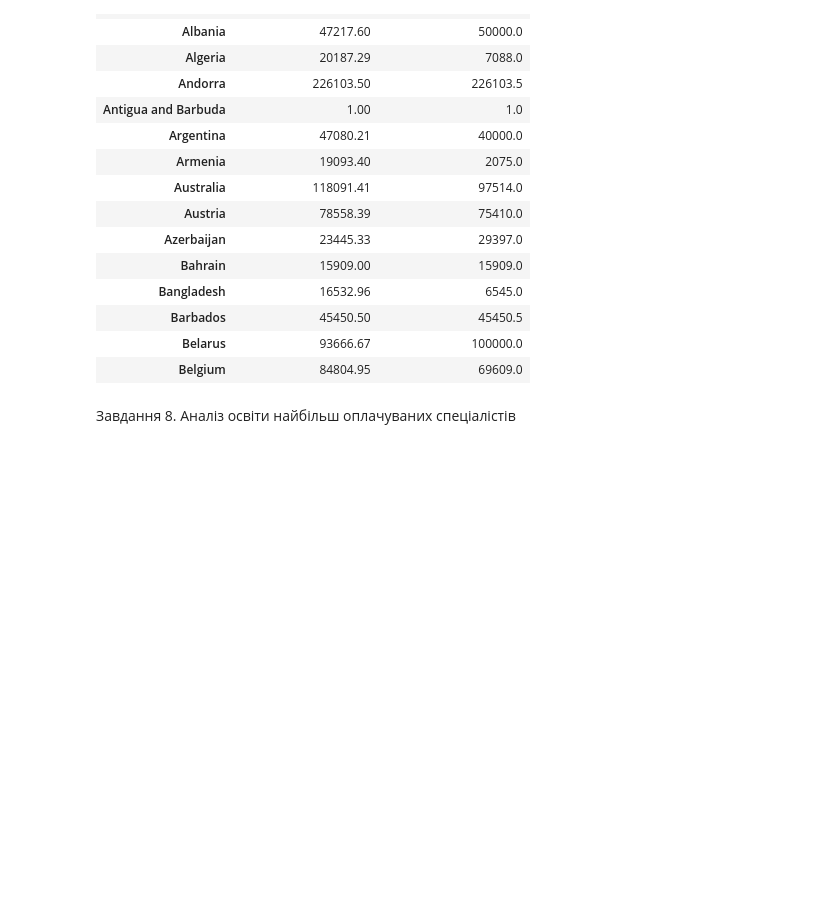
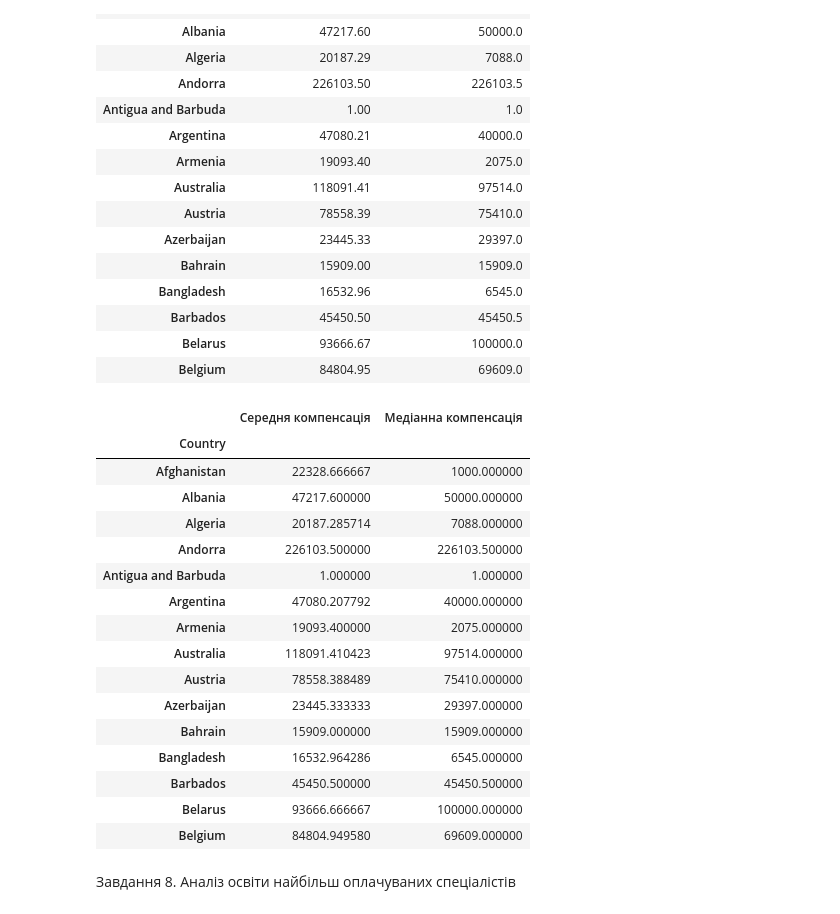
Before and after one commit to anetkaster-prog/Stack-Overflow-Developer-Survey-Analysis-Python-Pandas, a Jupyter notebook: Proect2_Alekseienko.ipynb, the cells around one changed output. Drawn from its saved outputs; the diff is of its cells as text; code cells hidden in the pictures; blank space fills up the shorter version.

```diff
--- a/Proect2_Alekseienko.ipynb
+++ b/Proect2_Alekseienko.ipynb
@@ -189,6 +189,30 @@ country_stats.round(2).head(15)
 | Barbados | 45450.50 | 45450.5 |
 | Belarus | 93666.67 | 100000.0 |
 | Belgium | 84804.95 | 69609.0 |
+# %%
+# Створюємо кольорову таблицю
+colored_table = country_stats.head(15).style.background_gradient(cmap='YlGnBu')
+
+# Відображаємо її
+colored_table
+# %% [output]
+|  | Середня компенсація | Медіанна компенсація |
+| Country |  |  |
+| Afghanistan | 22328.666667 | 1000.000000 |
+| Albania | 47217.600000 | 50000.000000 |
+| Algeria | 20187.285714 | 7088.000000 |
+| Andorra | 226103.500000 | 226103.500000 |
+| Antigua and Barbuda | 1.000000 | 1.000000 |
+| Argentina | 47080.207792 | 40000.000000 |
+| Armenia | 19093.400000 | 2075.000000 |
+| Australia | 118091.410423 | 97514.000000 |
+| Austria | 78558.388489 | 75410.000000 |
+| Azerbaijan | 23445.333333 | 29397.000000 |
+| Bahrain | 15909.000000 | 15909.000000 |
+| Bangladesh | 16532.964286 | 6545.000000 |
+| Barbados | 45450.500000 | 45450.500000 |
+| Belarus | 93666.666667 | 100000.000000 |
+| Belgium | 84804.949580 | 69609.000000 |
 # %% [markdown]
 Завдання 8. Аналіз освіти найбільш оплачуваних спеціалістів
 # %%
```
Also changed, not shown: parts of 1 cell of this notebook.
